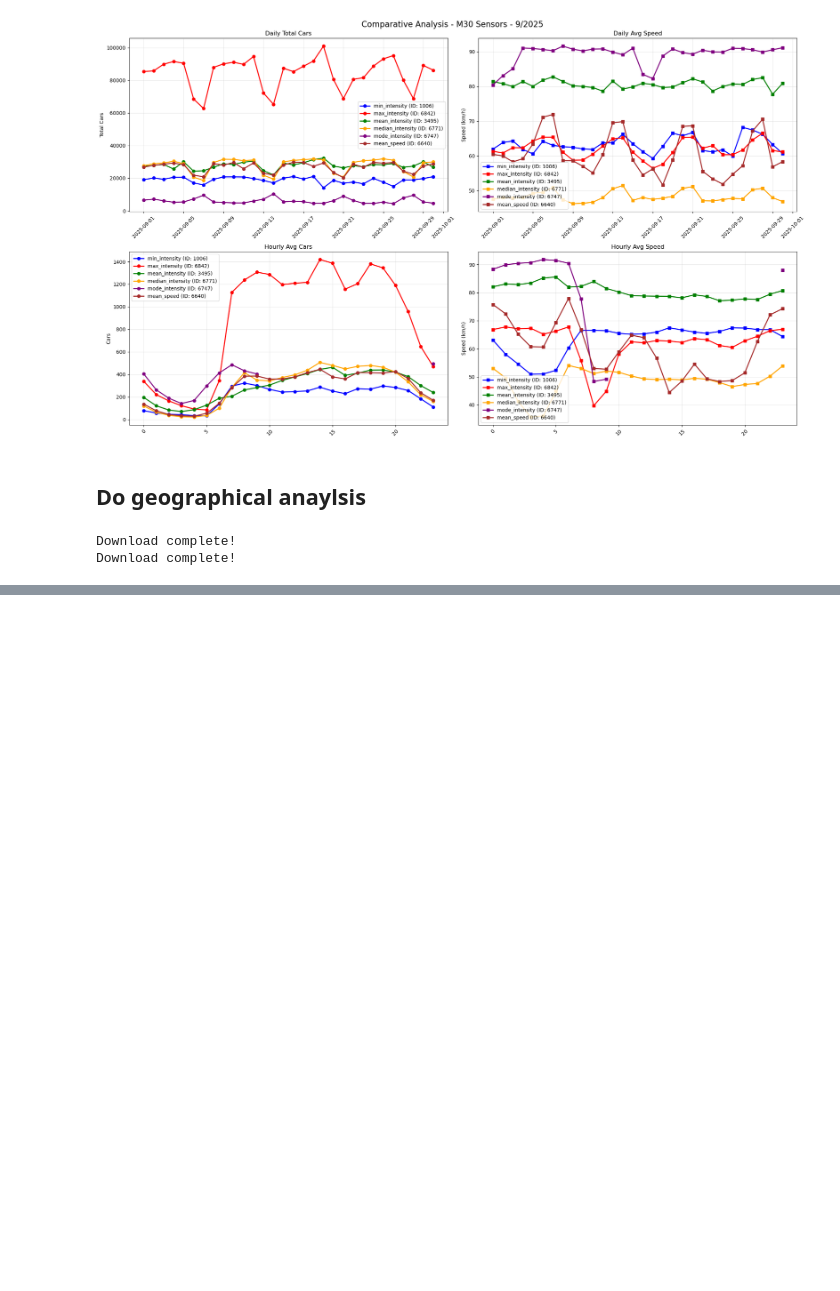
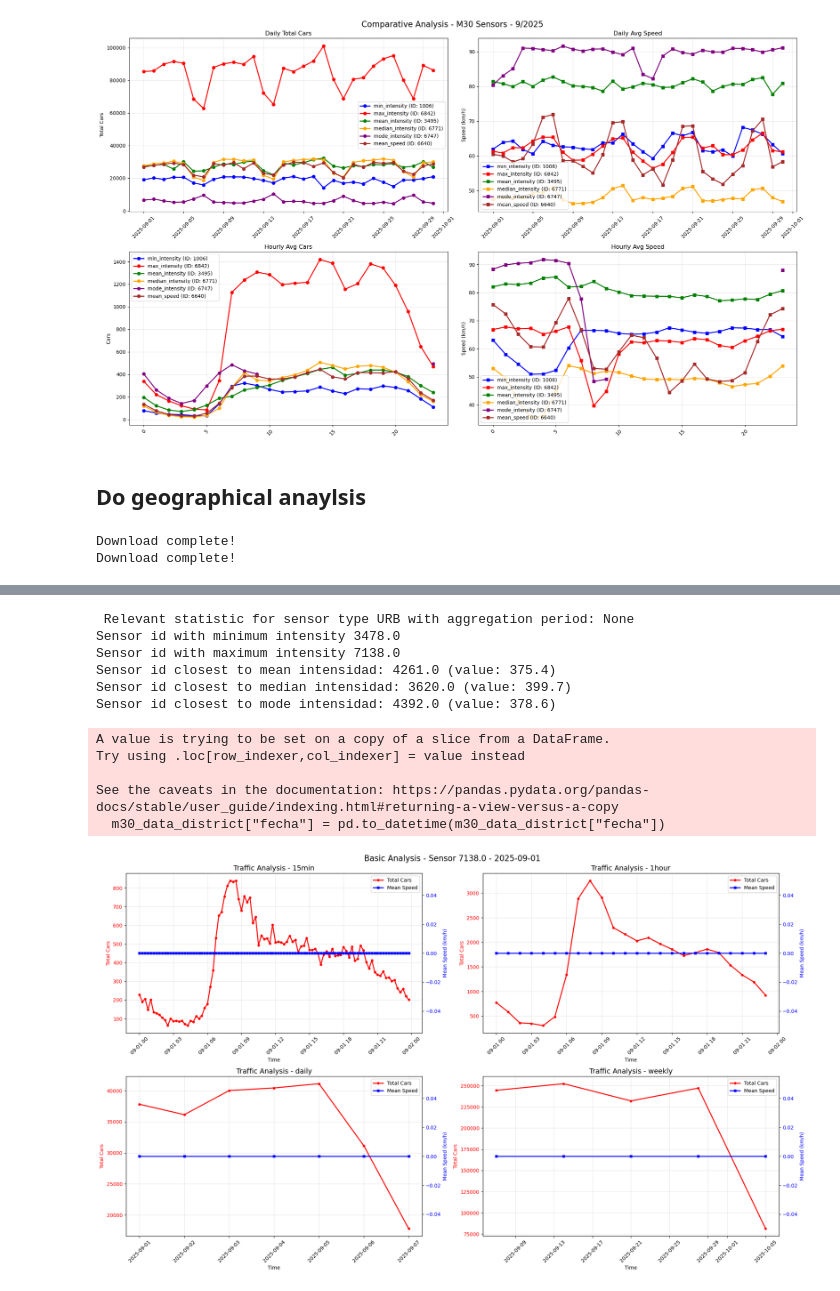
Before and after one commit to annak1800/ciudades_sostenibles, a Jupyter notebook: notebook_1.ipynb, the cells around one changed output, grey strips where cells are left out. Drawn from its saved outputs; the diff is of its cells as text; code cells hidden in the pictures; blank space fills up the shorter version.

```diff
--- a/notebook_1.ipynb
+++ b/notebook_1.ipynb
@@ -671 +671,24 @@ merged_long.head()
+# %%
+df = merged_full.rename(columns={'tipo_elem_x': 'tipo_elem'})
+df = df.where(df['NOMBRE'] == 'Centro')
+#df.head()
+
+
+m30_sensors_district, m30_data_district = get_relevant_sensors(df, "URB", aggregation_period = None)
+m30_data_district["fecha"] = pd.to_datetime(m30_data_district["fecha"])
+m30_data_district = m30_data_district.set_index("fecha")
+plot_sensor_traffic(m30_data_district, m30_sensors_district['max_intensity'], "URB", analysis_type="basic")
+# %% [output]
+ Relevant statistic for sensor type URB with aggregation period: None
+Sensor id with minimum intensity 3478.0
+Sensor id with maximum intensity 7138.0
+Sensor id closest to mean intensidad: 4261.0 (value: 375.4)
+Sensor id closest to median intensidad: 3620.0 (value: 399.7)
+Sensor id closest to mode intensidad: 4392.0 (value: 378.6)
+A value is trying to be set on a copy of a slice from a DataFrame.
+Try using .loc[row_indexer,col_indexer] = value instead
+
+See the caveats in the documentation: https://pandas.pydata.org/pandas-docs/stable/user_guide/indexing.html#returning-a-view-versus-a-copy
+  m30_data_district["fecha"] = pd.to_datetime(m30_data_district["fecha"])
+[figure, added]
 # %% [markdown]
```
Also changed, not shown: parts of 12 cells of this notebook.
